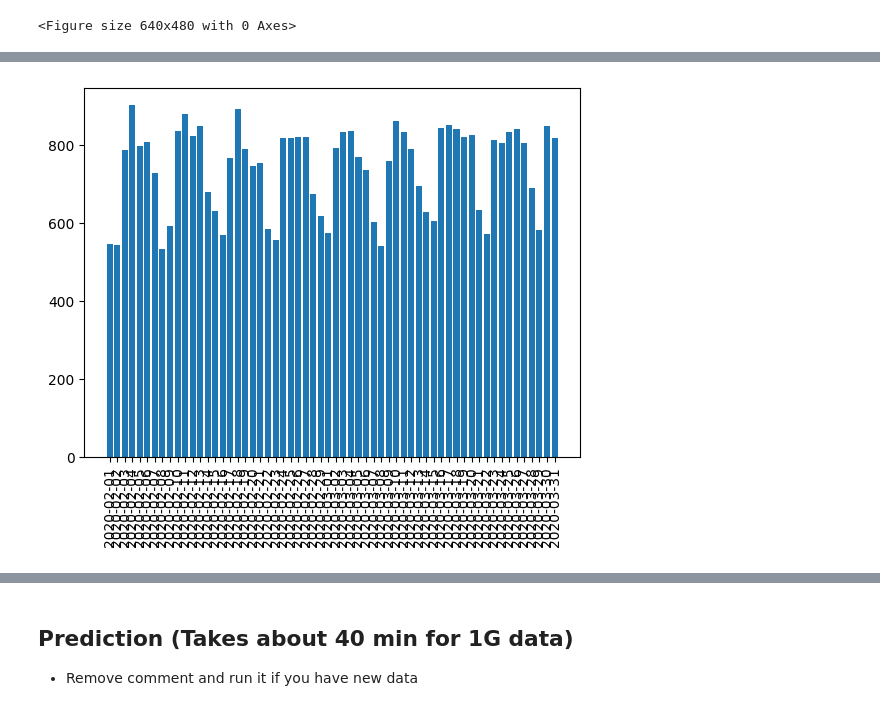
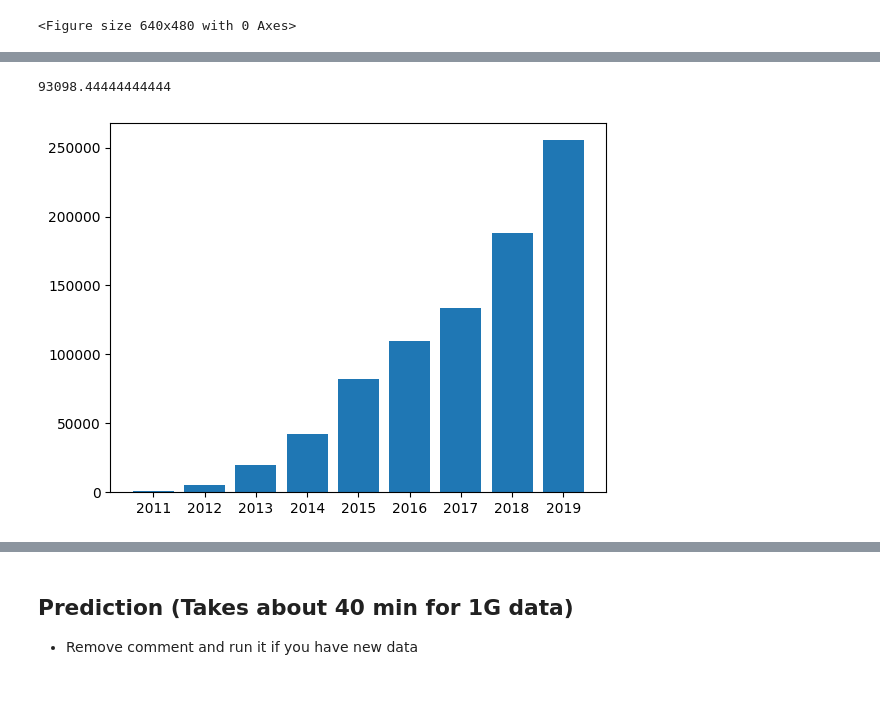
Before and after one commit to heeh/legal_advice, a Jupyter notebook: predictor.ipynb, the cells around one changed output, grey strips where cells are left out. Drawn from its saved outputs; the diff is of its cells as text; code cells hidden in the pictures.

```diff
--- a/predictor.ipynb
+++ b/predictor.ipynb
@@ -269,5 +269,8 @@ WO-00-00-00-00
 # %%
 import numpy as np
 
-text = "I had my car parked at work and someone stole my car. I went to report my car stolen at the police station but I got a call later saying I can’t report it stolen because a title change occurred. I never sold my car, never signed anything. I feel completely powerless and violated. I honestly don’t know what to do. If I find out who stole my car I will most likely snap because I don’t know what else to do. This has never happened to me. What legal steps can I take?"
+# text = "I had my car parked at work and someone stole my car. I went to report my car stolen at the police station but I got a call later saying I can’t report it stolen because a title change occurred. I never sold my car, never signed anything. I feel completely powerless and violated. I honestly don’t know what to do. If I find out who stole my car I will most likely snap because I don’t know what else to do. This has never happened to me. What legal steps can I take?"
+
+text = "Moving back: Should I worry about old parking tickets?I have (had?) two unpaid parking tickets from late 2011 and early 2012. (After the LAZ takeover.) I was too poor at the time to pay them, so I just... didn't. I do not have the car/plates that I had back then anymore.If it matters, at the time I got both the tickets, I would have had out of state plates. (Infact, the first ticket might have been under one state, and the second under another, but same car. Both non-IL plates.) Both tickets never managed to show up on my credit history. It's been about 7 years, so even if they were on my report, they wouldn't be anymore. In that respect paying them would be a mistake. However I want to make sure this won't turn into a legal issue. Does anyone know if these old tickets are going to cause any issues, or can they be ignored? Has anyone been though anything similar, and of so what happened?"
+
 
@@ -282,8 +285,7 @@ for cls in class_list:
     predictions[cls] = model_dict[cls].predict(text_tfidf)
     prob[cls] = model_dict[cls].predict_proba(text_tfidf)[:,1]
 
-for k,v in predictions.items():
-    if v > 0:
-        print(k, v, end = ' ')
-        print(np.round(prob[k], 4))
+sorted_prob = sorted(prob.items(), key=lambda kv: kv[1][0], reverse=True)
+for k,v  in sorted_prob:
+    print(k, np.round(prob[k], 4))
 # %% [output]
@@ -543,7 +541,7 @@ matplotlib.style.use("ggplot")
 plt.rcdefaults()
 plt.figure()
 
-def plotDictBar(d: dict, degree:int):
+def plotDictBar(filename: str, d: dict, degree:int):
     d.pop("2010", None)
     xdata = []
     ydata = []
@@ -555,7 +553,7 @@ def plotDictBar(d: dict, degree:int):
     plt.bar(xdata, ydata)
     plt.xticks(rotation=degree)
 
-
+    plt.savefig("figs/" + filename, bbox_inches='tight')
 
 
 #    plt.annotate(s="Peak", xy=(ydata.argmax(), ydata.max()),\
@@ -603,4 +591,6 @@ plotDictBar(weekly_num_docs, 90)
-# %%
-plotDictBar(daily_num_docs,90)
-# %% [output]
-[figure, removed]
+# %%
+plotDictBar("annual_num_docs.png", num_docs,0)
+np.array(list(num_docs.values())).mean()
+# %% [output]
+93098.44444444444
+[figure, added]
```
Also changed, not shown: parts of 22 cells of this notebook, 28 other files.
